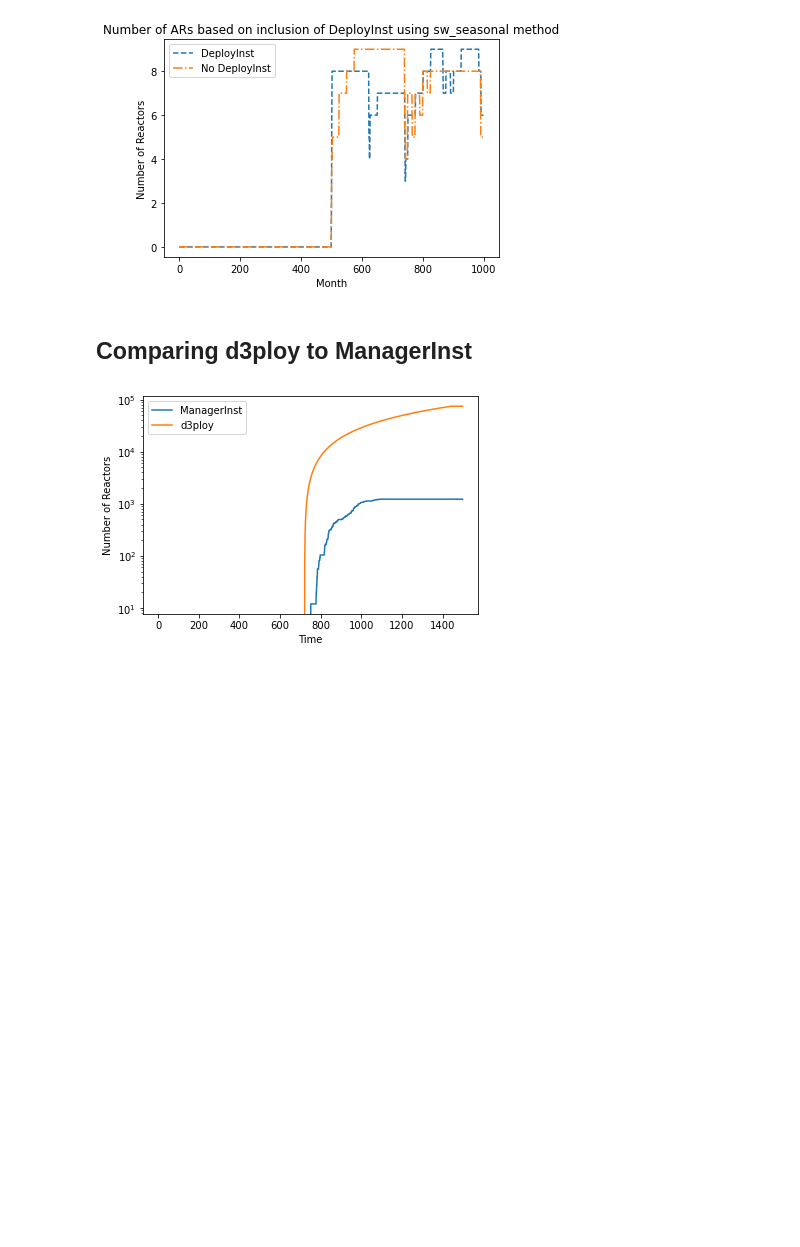
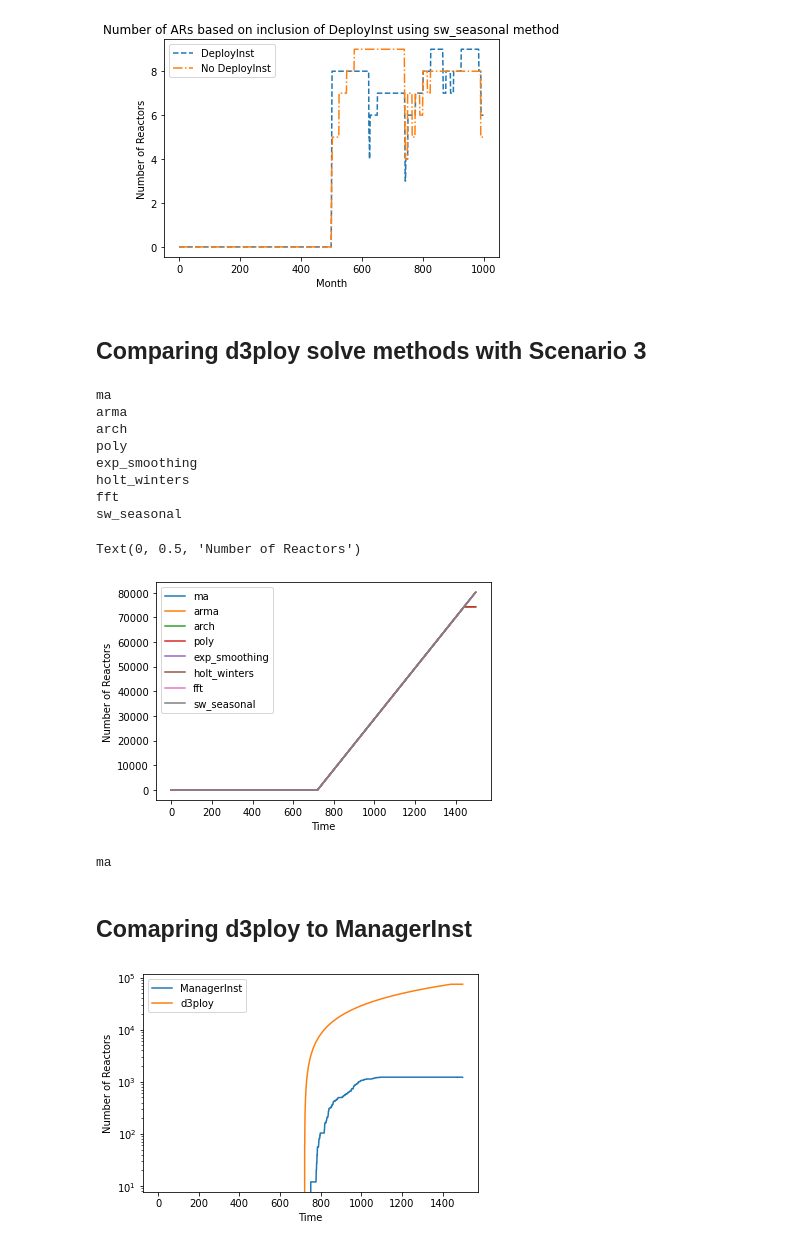
Before and after one commit to abachma2/toy_problems, a Jupyter notebook: cyclus_inputs/Untitled.ipynb, the cells around one changed output. Drawn from its saved outputs; the diff is of its cells as text; code cells hidden in the pictures; blank space fills up the shorter version.

Commit message:
added comparison for Scenario 3 with d3ploy

```diff
--- a/cyclus_inputs/Untitled.ipynb
+++ b/cyclus_inputs/Untitled.ipynb
@@ -151,7 +151,7 @@ for calc in calc_methods:
 [figure]
 [figure]
 # %% [markdown]
-## Comparing d3ploy to ManagerInst
+## Comparing d3ploy solve methods with Scenario 3
 # %%
 calc_methods = ["ma", "arma", "arch","poly",
                 "exp_smoothing", "holt_winters", "fft", "sw_seasonal"]
@@ -160,13 +160,42 @@ non_lwr = ['Sink_HLW', 'Sink_LLW', 'Mine', 'Mill', 'Conversion',
                  'WetStorage', 'FuelCycle', 'UNITED_STATES_OF_AMERICA',
                  'Xe-100', ]
 # %%
-for calc in cal_methods:
+#Reactor Numbers
+for calc in calc_methods:
+    print(calc)
     out_file = f"xe100_{calc}.sqlite"
-    reactors = tm.prototype_totals(out_file, non_lwr, ['Xe-100'])
-    plt.plot(reactors['Time'], reactors['Xe-100_total'], label='d3ploy')
+    reactors = tm.get_prototype_totals(out_file, non_lwr, ['Xe-100'])
+    plt.plot(reactors['Time'], reactors['Xe-100_total'], label=calc)
 plt.legend()
 plt.xlabel('Time')
 plt.ylabel('Number of Reactors')
+# %% [output]
+ma
+arma
+arch
+poly
+exp_smoothing
+holt_winters
+fft
+sw_seasonal
+Text(0, 0.5, 'Number of Reactors')
+[figure, added]
+# %%
+#Reactor Numbers
+for calc in calc_methods:
+    print(calc)
+    out_file = f"xe100_{calc}.sqlite"
+    reactors = tm.get_annual_electricity(out_file)
+    plt.plot(reactors['Time'], reactors['Xe-100_total'], label=calc)
+t = np.linspace(0, 999, 1000)
+plt.plot(t, np.heaviside(t-500,0.5)*7.65151, 'k', label='Demand')
+plt.legend()
+plt.xlabel('Time')
+plt.ylabel('Number of Reactors')
+# %% [output]
+ma
+# %% [markdown]
+## Comapring d3ploy to ManagerInst
 # %%
 manager_inst_file = "../../transition-scenarios/input/haleu/outputs/xe100_nogrowth.sqlite"
 d3ploy_file = "xe100_d3ploy.sqlite"
```
